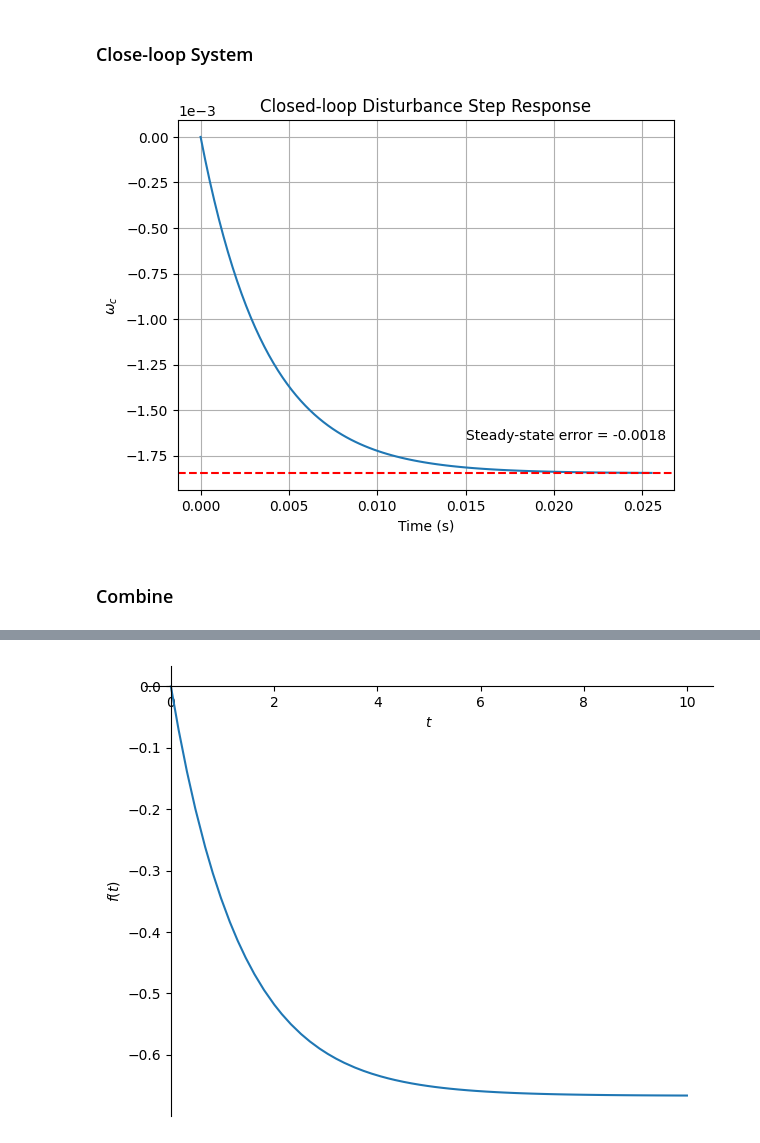
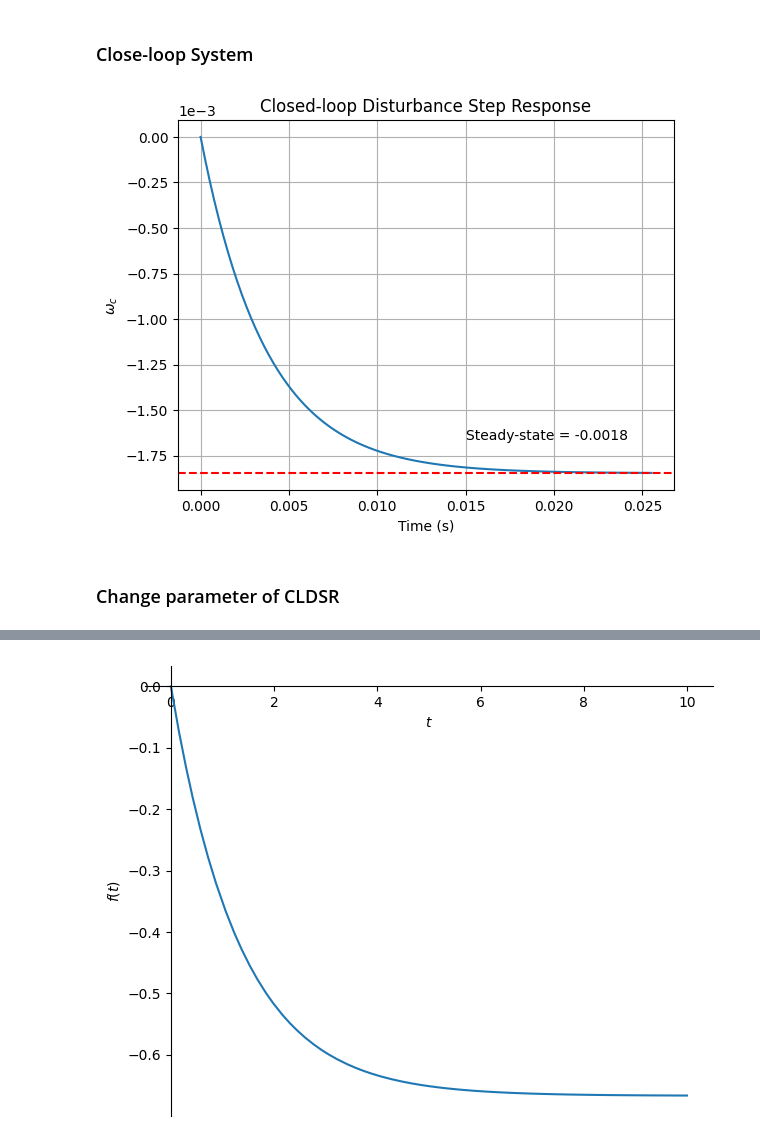
Before and after one commit to LuminolT/intelligent-control, a Jupyter notebook: exp1.ipynb, the cells around one changed output, grey strips where cells are left out. Saved outputs shown, nothing was run; the diff lists cells and outputs as text; code cells hidden in the pictures.

```diff
--- a/exp1.ipynb
+++ b/exp1.ipynb
@@ -53,34 +53,34 @@ print(sse_o)
 # %%
 sys1 = ctl.tf([1], [J, b])
 sys2 = ctl.tf([Ka*Kt], [1])
 sys3 = ctl.tf([Kb], [1])
 sys4 = ctl.tf([Km/Ra], [1])
 
 sys_a = ctl.parallel(sys2, sys3)
 sys_b = ctl.series(sys_a, sys4)
 sys_c = ctl.feedback(sys1, sys_b)
 
 sys_c = -sys_c
 
 [T2, y_c] = ctl.step_response(sys_c)
 
 ## Get Steady-state error
 sse_c = y_c[-1]
 
 plt.plot(T2, y_c)
 plt.title('Closed-loop Disturbance Step Response')
 plt.xlabel('Time (s)')
 plt.ylabel(r'$\omega_c$')
 plt.grid()
 
 plt.ticklabel_format(style='sci', scilimits=(-1,2), axis='y')
 
-plt.text(0.015, sse_c*0.9, f'Steady-state error = {round(sse_c, 4)}')
+plt.text(0.015, sse_c*0.9, f'Steady-state = {round(sse_c, 4)}')
 
 plt.axhline(sse_c, c = 'r', ls='--')
 
 plt.show()
 # %% [output]
-[figure, old version]
+[figure, new version]
-# %% [markdown]
-### Combine
+# %% [markdown]
+### Change parameter of CLDSR
```
Also changed, not shown: parts of 9 cells of this notebook.
